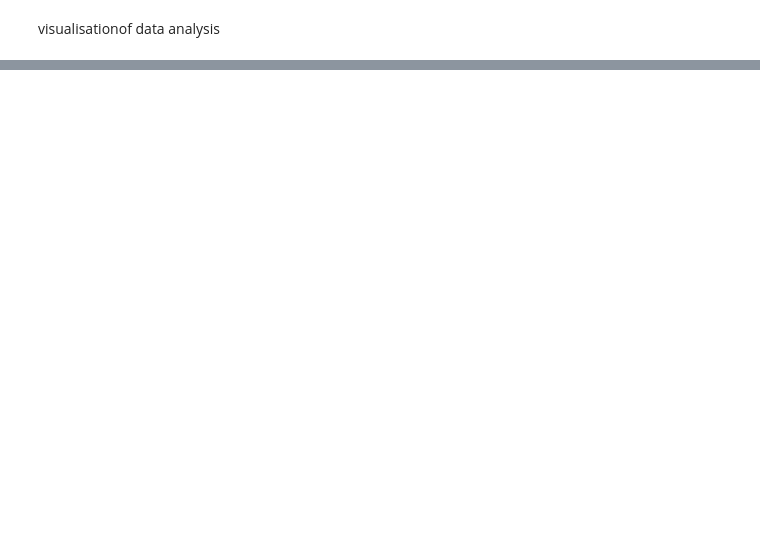
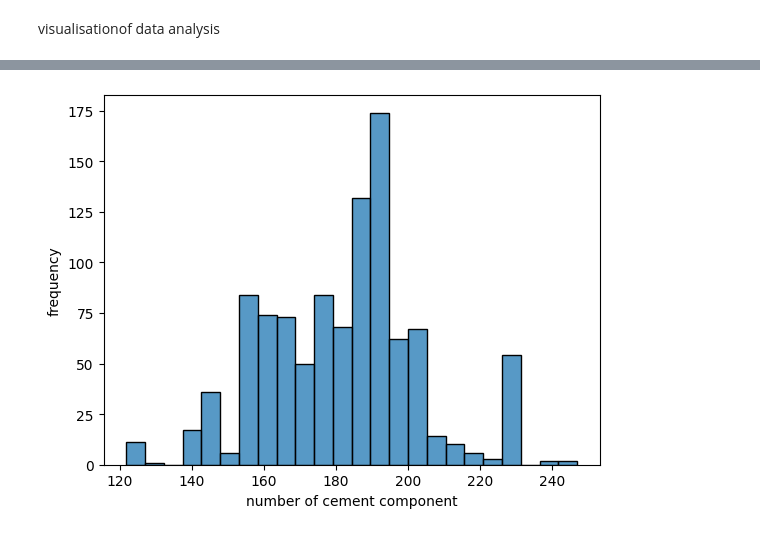
Before and after one commit to winniejuan/CITI_Stastical_modelling, a Jupyter notebook: visualization.ipynb, the cells around one changed output, grey strips where cells are left out. Drawn from its saved outputs; the diff is of its cells as text; code cells hidden in the pictures; blank space fills up the shorter version.

```diff
--- a/visualization.ipynb
+++ b/visualization.ipynb
@@ -28,2 +40,14 @@ print(df)
+# %%
+# showing histogram for WaterComponent
+import seaborn as sns
+import matplotlib.pyplot as plt
+
+sns.histplot(data=df, x= 'WaterComponent')
+plt.xlabel("number of cement component")
+plt.ylabel("frequency")
+
+plt.show()
+# %% [output]
+[figure, added]
 # %%
 # showing histogram for CementComponent
```
Also changed, not shown: parts of 10 cells of this notebook.
